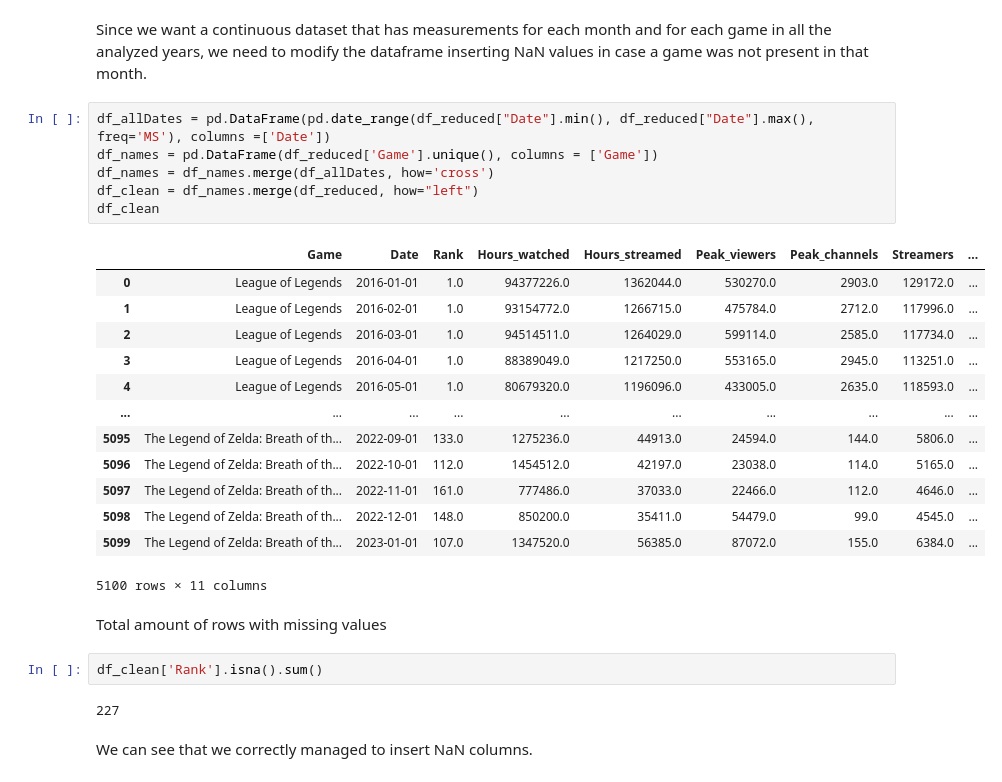
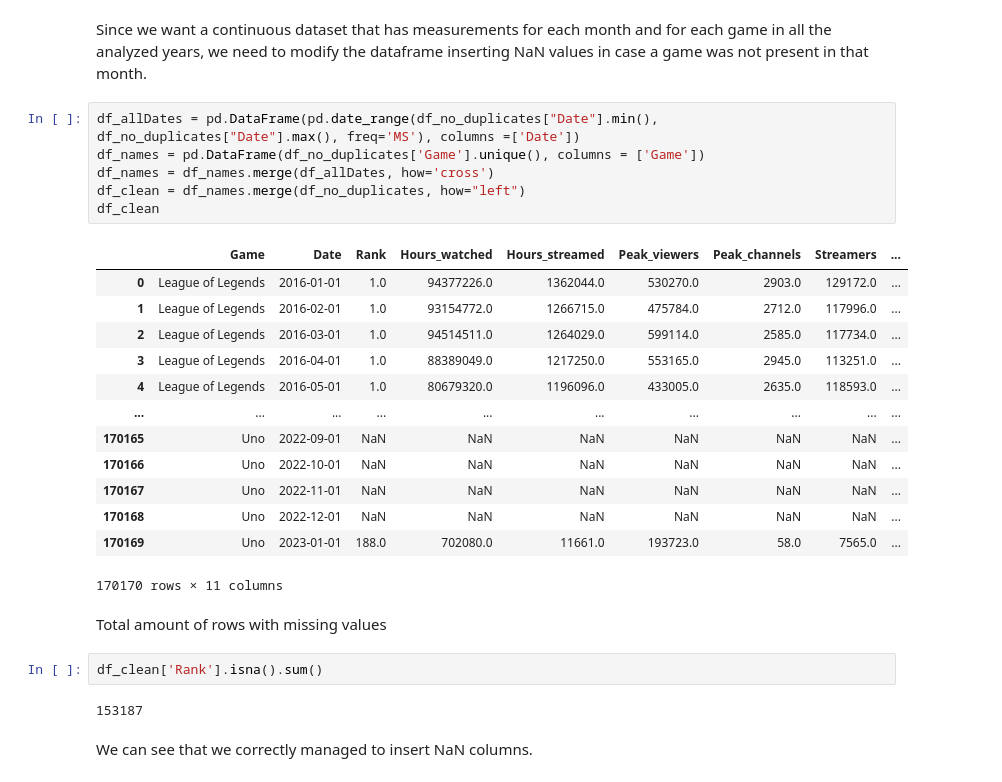
Before and after one commit to RageOfTheDucks/A3I_project, a Jupyter notebook: ai-industry.ipynb, the cells around one changed output. Saved outputs shown, nothing was run; the diff lists cells and outputs as text.

```diff
--- a/ai-industry.ipynb
+++ b/ai-industry.ipynb
@@ -343,31 +311,31 @@ df_reduced = df_no_duplicates[df_no_duplicates['Game'].isin(always_on_top)].copy
 # %% [markdown]
 Since we want a continuous dataset that has measurements for each month and for each game in all the analyzed years, we need to modify the dataframe inserting NaN values in case a game was not present in that month.
 # %%
-df_allDates = pd.DataFrame(pd.date_range(df_reduced["Date"].min(), df_reduced["Date"].max(), freq='MS'), columns =['Date'])
-df_names = pd.DataFrame(df_reduced['Game'].unique(), columns = ['Game'])
+df_allDates = pd.DataFrame(pd.date_range(df_no_duplicates["Date"].min(), df_no_duplicates["Date"].max(), freq='MS'), columns =['Date'])
+df_names = pd.DataFrame(df_no_duplicates['Game'].unique(), columns = ['Game'])
 df_names = df_names.merge(df_allDates, how='cross')
-df_clean = df_names.merge(df_reduced, how="left")
+df_clean = df_names.merge(df_no_duplicates, how="left")
 df_clean
 # %% [output]
 |  | Game | Date | Rank | Hours_watched | Hours_streamed | Peak_viewers | Peak_channels | Streamers | ... |
 | 0 | League of Legends | 2016-01-01 | 1.0 | 94377226.0 | 1362044.0 | 530270.0 | 2903.0 | 129172.0 | ... |
 | 1 | League of Legends | 2016-02-01 | 1.0 | 93154772.0 | 1266715.0 | 475784.0 | 2712.0 | 117996.0 | ... |
 | 2 | League of Legends | 2016-03-01 | 1.0 | 94514511.0 | 1264029.0 | 599114.0 | 2585.0 | 117734.0 | ... |
 | 3 | League of Legends | 2016-04-01 | 1.0 | 88389049.0 | 1217250.0 | 553165.0 | 2945.0 | 113251.0 | ... |
 | 4 | League of Legends | 2016-05-01 | 1.0 | 80679320.0 | 1196096.0 | 433005.0 | 2635.0 | 118593.0 | ... |
 | ... | ... | ... | ... | ... | ... | ... | ... | ... | ... |
-| 5095 | The Legend of Zelda: Breath of th... | 2022-09-01 | 133.0 | 1275236.0 | 44913.0 | 24594.0 | 144.0 | 5806.0 | ... |
-| 5096 | The Legend of Zelda: Breath of th... | 2022-10-01 | 112.0 | 1454512.0 | 42197.0 | 23038.0 | 114.0 | 5165.0 | ... |
-| 5097 | The Legend of Zelda: Breath of th... | 2022-11-01 | 161.0 | 777486.0 | 37033.0 | 22466.0 | 112.0 | 4646.0 | ... |
-| 5098 | The Legend of Zelda: Breath of th... | 2022-12-01 | 148.0 | 850200.0 | 35411.0 | 54479.0 | 99.0 | 4545.0 | ... |
-| 5099 | The Legend of Zelda: Breath of th... | 2023-01-01 | 107.0 | 1347520.0 | 56385.0 | 87072.0 | 155.0 | 6384.0 | ... |
+| 170165 | Uno | 2022-09-01 | NaN | NaN | NaN | NaN | NaN | NaN | ... |
+| 170166 | Uno | 2022-10-01 | NaN | NaN | NaN | NaN | NaN | NaN | ... |
+| 170167 | Uno | 2022-11-01 | NaN | NaN | NaN | NaN | NaN | NaN | ... |
+| 170168 | Uno | 2022-12-01 | NaN | NaN | NaN | NaN | NaN | NaN | ... |
+| 170169 | Uno | 2023-01-01 | 188.0 | 702080.0 | 11661.0 | 193723.0 | 58.0 | 7565.0 | ... |
-5100 rows × 11 columns
+170170 rows × 11 columns
 # %% [markdown]
 Total amount of rows with missing values
 # %%
 df_clean['Rank'].isna().sum()
 # %% [output]
-227
+153187
 # %% [markdown]
 We can see that we correctly managed to insert NaN columns.
 # %%
```
Also changed, not shown: parts of 23 cells of this notebook.
